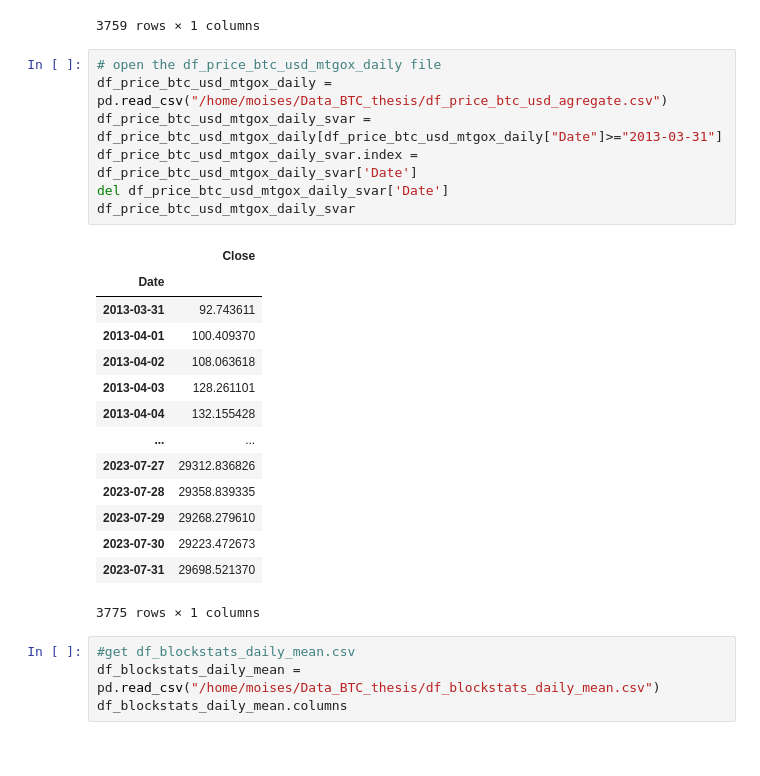
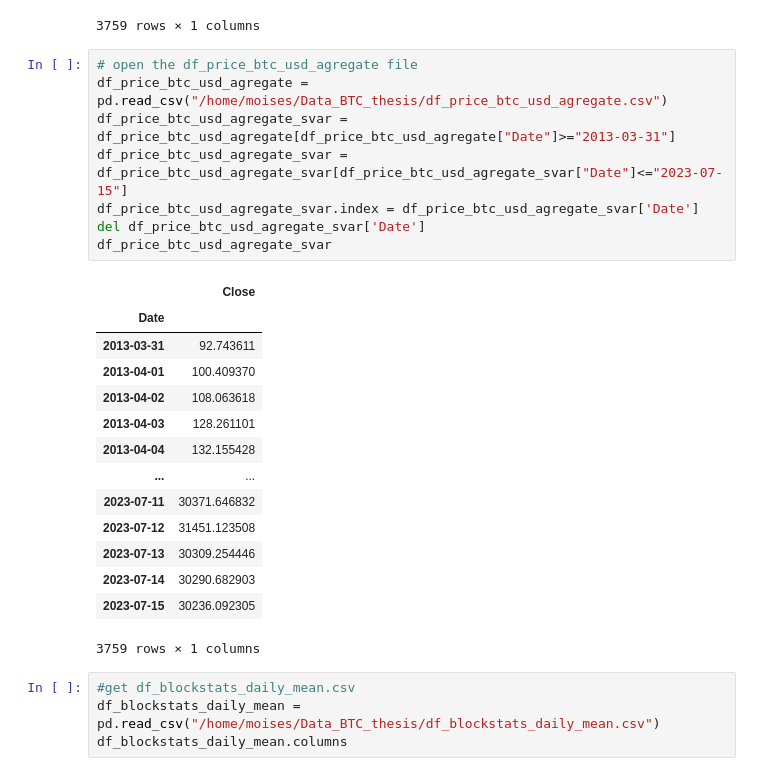
Before and after one commit to Moises-mfg/Analise-exploratoria-blockchain-Bitcoin, a Jupyter notebook: svar_bitcoin.ipynb, the cells around one changed output. Cells and saved outputs as stored; diff of their text form.

Commit message:
svar

```diff
--- a/svar_bitcoin.ipynb
+++ b/svar_bitcoin.ipynb
@@ -32,27 +32,28 @@ df_bitfinex_volume
 | 2023-07-15 | 635.434537 |
 3759 rows × 1 columns
 # %%
-# open the df_price_btc_usd_mtgox_daily file
-df_price_btc_usd_mtgox_daily = pd.read_csv("/home/moises/Data_BTC_thesis/df_price_btc_usd_agregate.csv")
-df_price_btc_usd_mtgox_daily_svar = df_price_btc_usd_mtgox_daily[df_price_btc_usd_mtgox_daily["Date"]>="2013-03-31"]
-df_price_btc_usd_mtgox_daily_svar.index = df_price_btc_usd_mtgox_daily_svar['Date']
-del df_price_btc_usd_mtgox_daily_svar['Date']
-df_price_btc_usd_mtgox_daily_svar
+# open the df_price_btc_usd_agregate file
+df_price_btc_usd_agregate = pd.read_csv("/home/moises/Data_BTC_thesis/df_price_btc_usd_agregate.csv")
+df_price_btc_usd_agregate_svar = df_price_btc_usd_agregate[df_price_btc_usd_agregate["Date"]>="2013-03-31"]
+df_price_btc_usd_agregate_svar = df_price_btc_usd_agregate_svar[df_price_btc_usd_agregate_svar["Date"]<="2023-07-15"]
+df_price_btc_usd_agregate_svar.index = df_price_btc_usd_agregate_svar['Date']
+del df_price_btc_usd_agregate_svar['Date']
+df_price_btc_usd_agregate_svar
 # %% [output]
 |  | Close |
 | Date |  |
 | 2013-03-31 | 92.743611 |
 | 2013-04-01 | 100.409370 |
 | 2013-04-02 | 108.063618 |
 | 2013-04-03 | 128.261101 |
 | 2013-04-04 | 132.155428 |
 | ... | ... |
-| 2023-07-27 | 29312.836826 |
-| 2023-07-28 | 29358.839335 |
-| 2023-07-29 | 29268.279610 |
-| 2023-07-30 | 29223.472673 |
-| 2023-07-31 | 29698.521370 |
+| 2023-07-11 | 30371.646832 |
+| 2023-07-12 | 31451.123508 |
+| 2023-07-13 | 30309.254446 |
+| 2023-07-14 | 30290.682903 |
+| 2023-07-15 | 30236.092305 |
-3775 rows × 1 columns
+3759 rows × 1 columns
 # %%
 #get df_blockstats_daily_mean.csv
 df_blockstats_daily_mean = pd.read_csv("/home/moises/Data_BTC_thesis/df_blockstats_daily_mean.csv")
```
Also changed, not shown: parts of 8 cells of this notebook.
